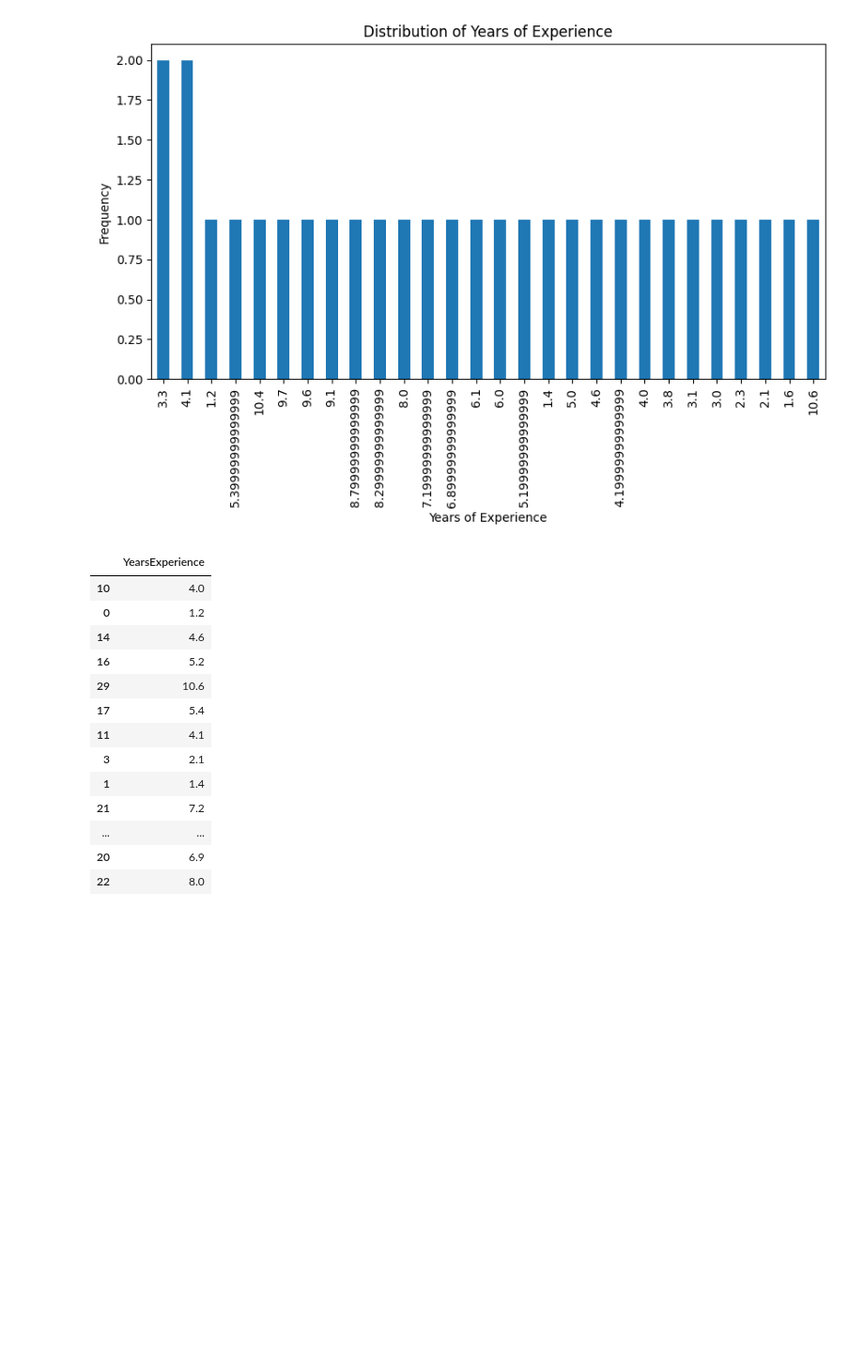
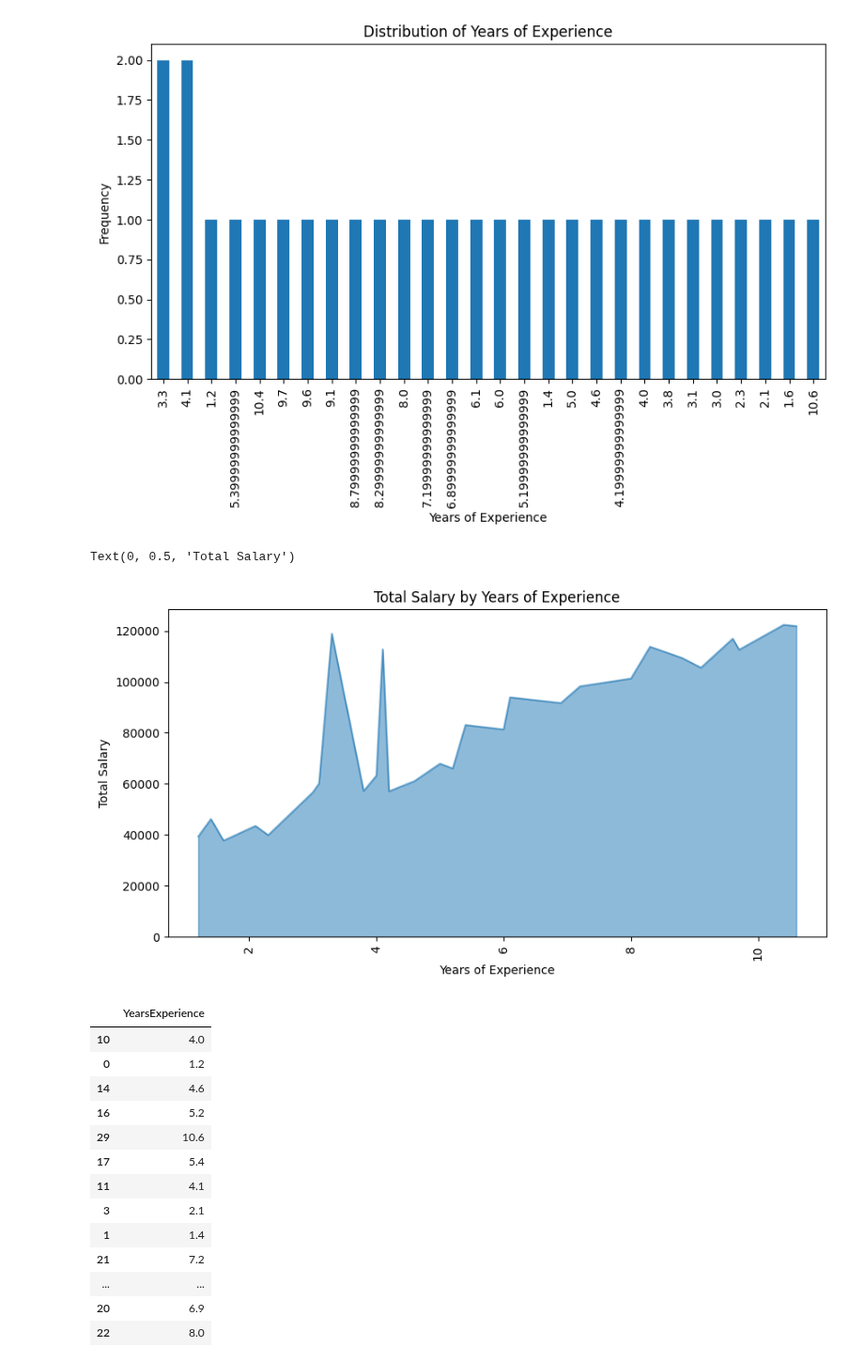
Before and after one commit to Vanshaj14Mohan/AIML-College, a Jupyter notebook: Assignment Three/main.ipynb, the cells around one changed output. Shown at 94% size. Saved outputs shown, nothing was run; the diff lists cells and outputs as text; code cells hidden in the pictures; blank space fills up the shorter version.

```diff
--- a/Assignment Three/main.ipynb
+++ b/Assignment Three/main.ipynb
@@ -154,6 +154,15 @@ ax.set_ylabel("Frequency")
 # %% [output]
 Text(0, 0.5, 'Frequency')
 [figure]
+# %%
+cdf =df.groupby("YearsExperience")["Salary"].sum()
+ax = cdf.T.plot(kind="area", figsize=(10,5), rot=90, stacked=False)
+ax.set_title("Total Salary by Years of Experience")
+ax.set_xlabel("Years of Experience")
+ax.set_ylabel("Total Salary")
+# %% [output]
+Text(0, 0.5, 'Total Salary')
+[figure, added]
 # %%
 from sklearn.model_selection import train_test_split
 # %%
```
Also changed, not shown: parts of 2 cells of this notebook.
